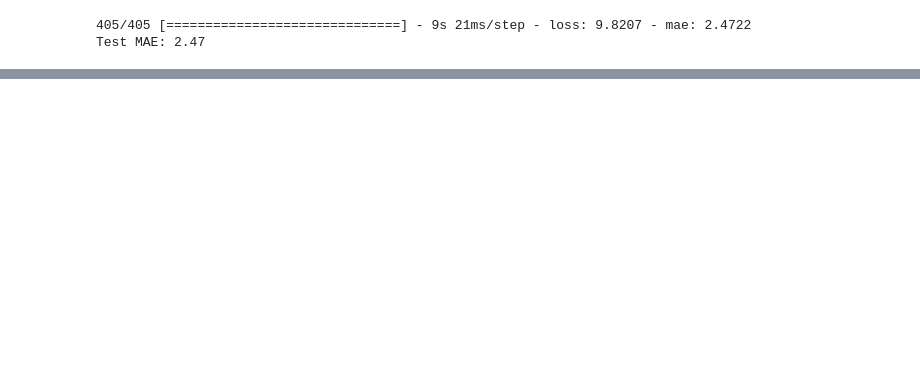
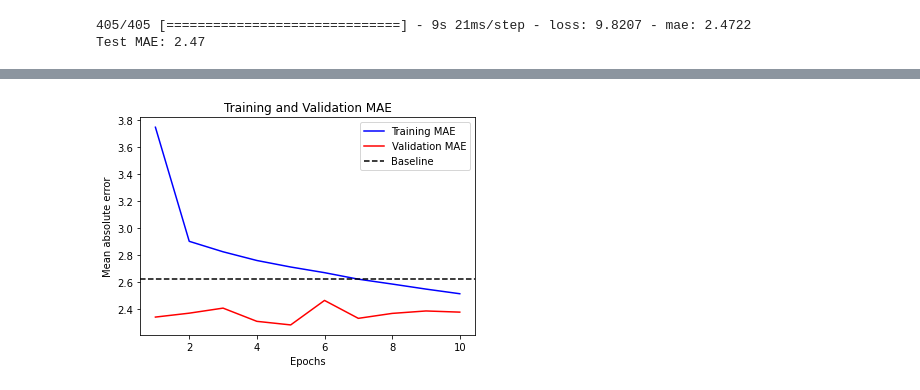
Before and after one commit to kirenz/deep-learning, a Jupyter notebook: docs/keras-time.ipynb, the cells around one changed output, grey strips where cells are left out. Cells and saved outputs as stored; diff of their text form; code cells hidden in the pictures; blank space fills up the shorter version.

```diff
--- a/docs/keras-time.ipynb
+++ b/docs/keras-time.ipynb
@@ -671,4 +432,4 @@ Epoch 50/50
 # %%
-model = keras.models.load_model("jena_lstm_dropout.keras")
+model = keras.models.load_model("time_jena_lstm_dropout.keras")
 print(f"Test MAE: {model.evaluate(test_dataset)[1]:.2f}")
 # %% [output]
@@ -711,8 +459,9 @@ outputs = layers.Dense(1)(x)
 model = keras.Model(inputs, outputs)
 # %%
 callbacks = [
-    keras.callbacks.ModelCheckpoint("jena_stacked_gru_dropout.keras",
-                                    save_best_only=True)
+    keras.callbacks.ModelCheckpoint("time_jena_stacked_gru_dropout.keras",
+                                    save_best_only=True),
+    keras.callbacks.EarlyStopping(monitor="val_loss", min_delta=0, patience=5)
 ]
 # %%
 model.compile(optimizer="rmsprop", loss="mse", metrics=["mae"])
@@ -778,6 +499,0 @@ model = keras.Model(inputs, outputs)
-# %%
-
-model.compile(optimizer="rmsprop", loss="mse", metrics=["mae"])
-history = model.fit(train_dataset,
-                    epochs=5,
-                    validation_data=val_dataset)
@@ -794,0 +500,4 @@ Epoch 5/5
+# %%
+visualize_mae(history, "Training and Validation MAE")
+# %% [output]
+[figure, added]
```
Also changed, not shown: parts of 87 cells of this notebook, 5 other files.
